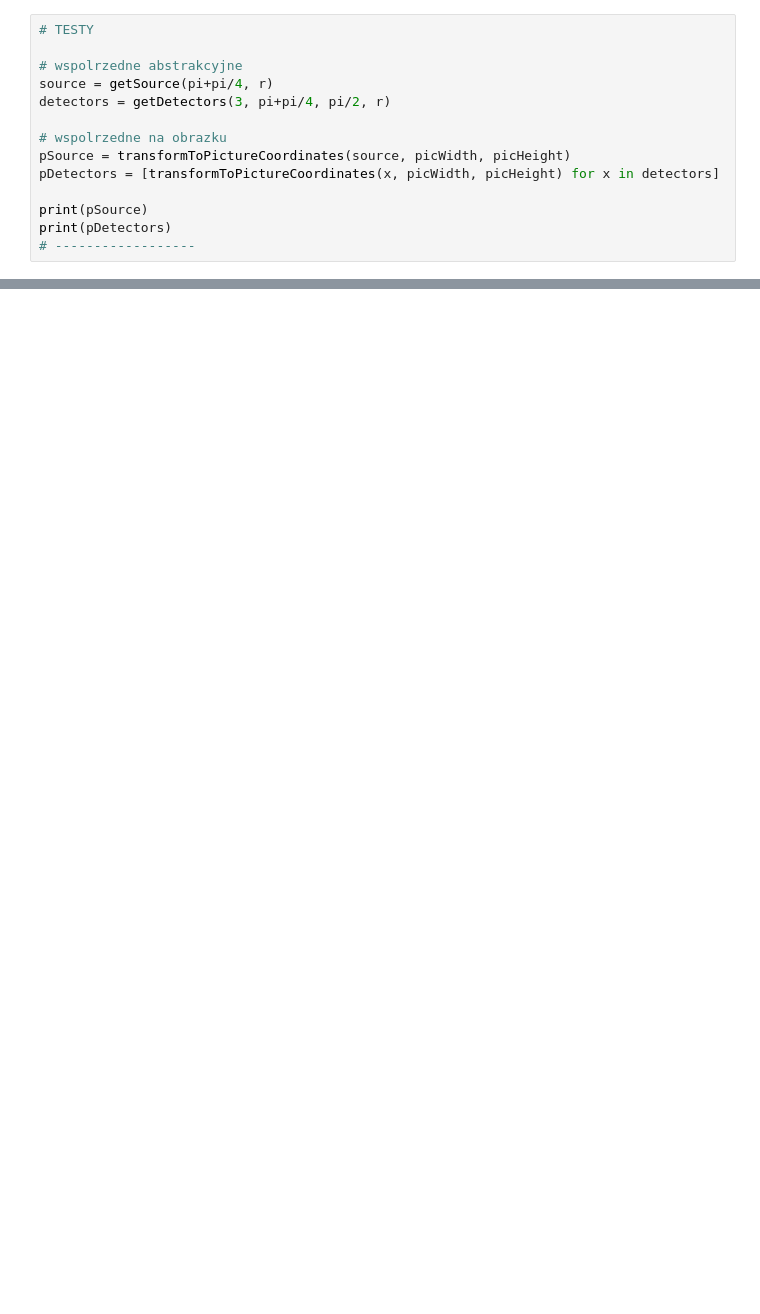
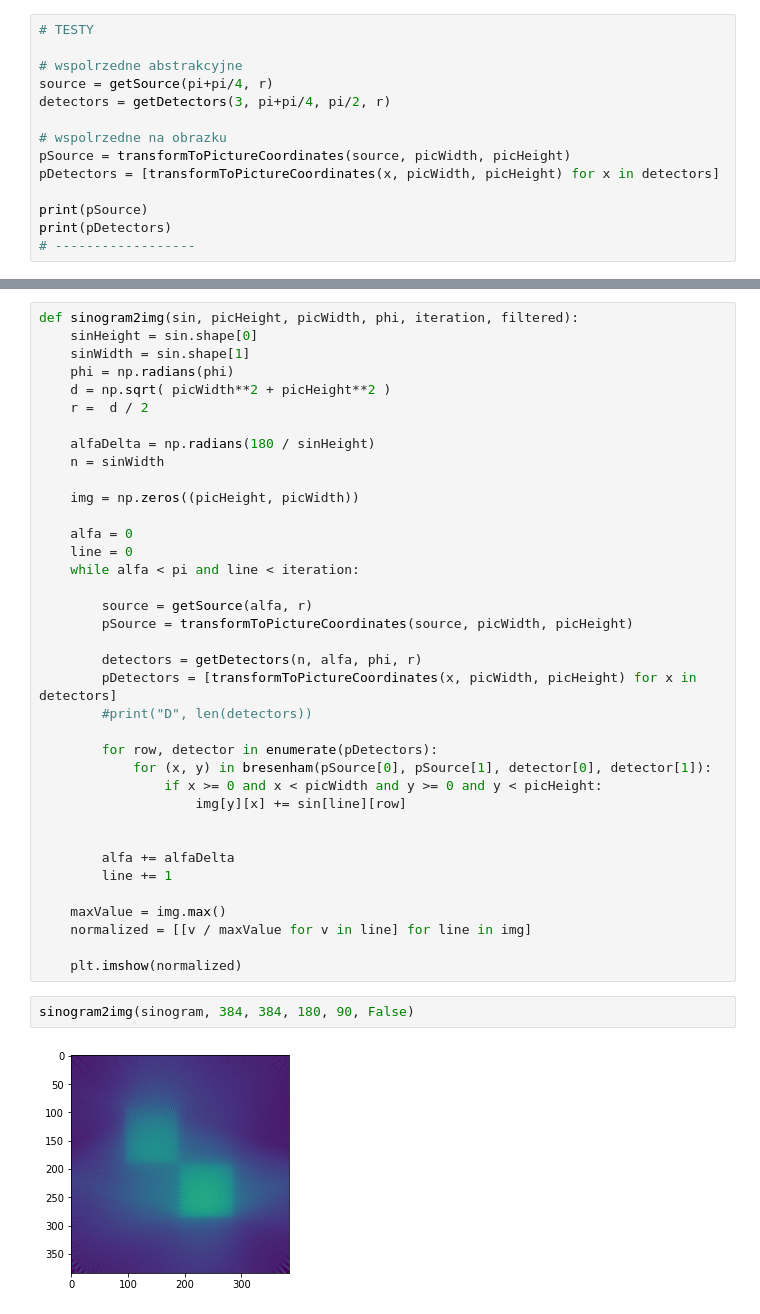
Before and after one commit to clmrv/tomograf, a Jupyter notebook: tomograf.ipynb, the cells around one changed output, grey strips where cells are left out. Cells and saved outputs as stored; diff of their text form; blank space fills up the shorter version.

```diff
--- a/tomograf.ipynb
+++ b/tomograf.ipynb
@@ -192,0 +220,41 @@ print(pDetectors)
+# %%
+def sinogram2img(sin, picHeight, picWidth, phi, iteration, filtered):
+    sinHeight = sin.shape[0]
+    sinWidth = sin.shape[1]
+    phi = np.radians(phi)
+    d = np.sqrt( picWidth**2 + picHeight**2 )
+    r =  d / 2
+
+    alfaDelta = np.radians(180 / sinHeight)
+    n = sinWidth
+
+    img = np.zeros((picHeight, picWidth))
+
+    alfa = 0
+    line = 0
+    while alfa < pi and line < iteration:
+
+        source = getSource(alfa, r)
+        pSource = transformToPictureCoordinates(source, picWidth, picHeight)
+
+        detectors = getDetectors(n, alfa, phi, r)
+        pDetectors = [transformToPictureCoordinates(x, picWidth, picHeight) for x in detectors]
+        #print("D", len(detectors))
+
+        for row, detector in enumerate(pDetectors):
+            for (x, y) in bresenham(pSource[0], pSource[1], detector[0], detector[1]):
+                if x >= 0 and x < picWidth and y >= 0 and y < picHeight:
+                    img[y][x] += sin[line][row]
+
+
+        alfa += alfaDelta
+        line += 1
+
+    maxValue = img.max()
+    normalized = [[v / maxValue for v in line] for line in img]
+
+    plt.imshow(normalized)
+# %%
+sinogram2img(sinogram, 384, 384, 180, 90, False)
+# %% [output]
+[figure, added]
```
Also changed, not shown: parts of 7 cells of this notebook.
